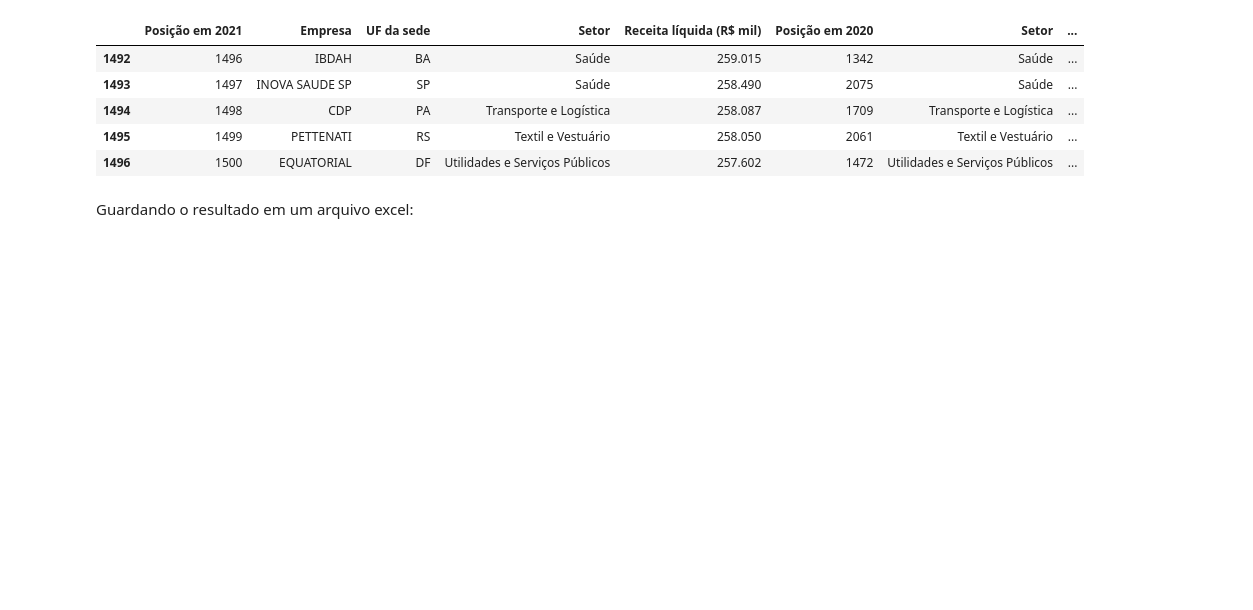
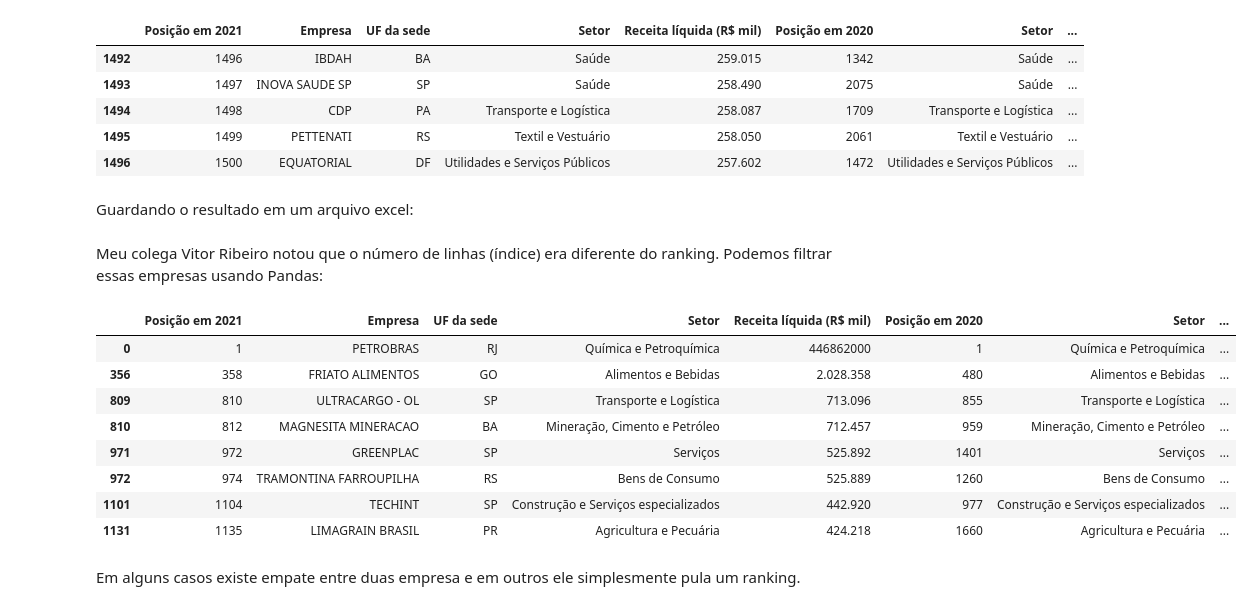
Before and after one commit to vitorbl/web-scrapping-python, a Jupyter notebook: web-scrapping.ipynb, the cells around one changed output. Cells and saved outputs as stored; diff of their text form; code cells hidden in the pictures; blank space fills up the shorter version.

Commit message:
anlise numero de linhas - contribuicao vitor ribeiro

```diff
--- a/web-scrapping.ipynb
+++ b/web-scrapping.ipynb
@@ -303,3 +306,19 @@ df_final.tail()
 Guardando o resultado em um arquivo excel:
 # %%
 df_final.to_excel('ranking_1500.xlsx', index=False)
+# %% [markdown]
+Meu colega Vitor Ribeiro notou que o número de linhas (índice) era diferente do ranking. Podemos filtrar essas empresas usando Pandas:
+# %%
+df_final.loc[df_final['Posição em 2021'].astype(int).diff() != 1]
+# %% [output]
+|  | Posição em 2021 | Empresa | UF da sede | Setor | Receita líquida (R$ mil) | Posição em 2020 | Setor | ... |
+| 0 | 1 | PETROBRAS | RJ | Química e Petroquímica | 446862000 | 1 | Química e Petroquímica | ... |
+| 356 | 358 | FRIATO ALIMENTOS | GO | Alimentos e Bebidas | 2.028.358 | 480 | Alimentos e Bebidas | ... |
+| 809 | 810 | ULTRACARGO - OL | SP | Transporte e Logística | 713.096 | 855 | Transporte e Logística | ... |
+| 810 | 812 | MAGNESITA MINERACAO | BA | Mineração, Cimento e Petróleo | 712.457 | 959 | Mineração, Cimento e Petróleo | ... |
+| 971 | 972 | GREENPLAC | SP | Serviços | 525.892 | 1401 | Serviços | ... |
+| 972 | 974 | TRAMONTINA FARROUPILHA | RS | Bens de Consumo | 525.889 | 1260 | Bens de Consumo | ... |
+| 1101 | 1104 | TECHINT | SP | Construção e Serviços especializados | 442.920 | 977 | Construção e Serviços especializados | ... |
+| 1131 | 1135 | LIMAGRAIN BRASIL | PR | Agricultura e Pecuária | 424.218 | 1660 | Agricultura e Pecuária | ... |
+# %% [markdown]
+Em alguns casos existe empate entre duas empresa e em outros ele simplesmente pula um ranking.
```
Also changed, not shown: parts of 1 cell of this notebook, 1 other file.
